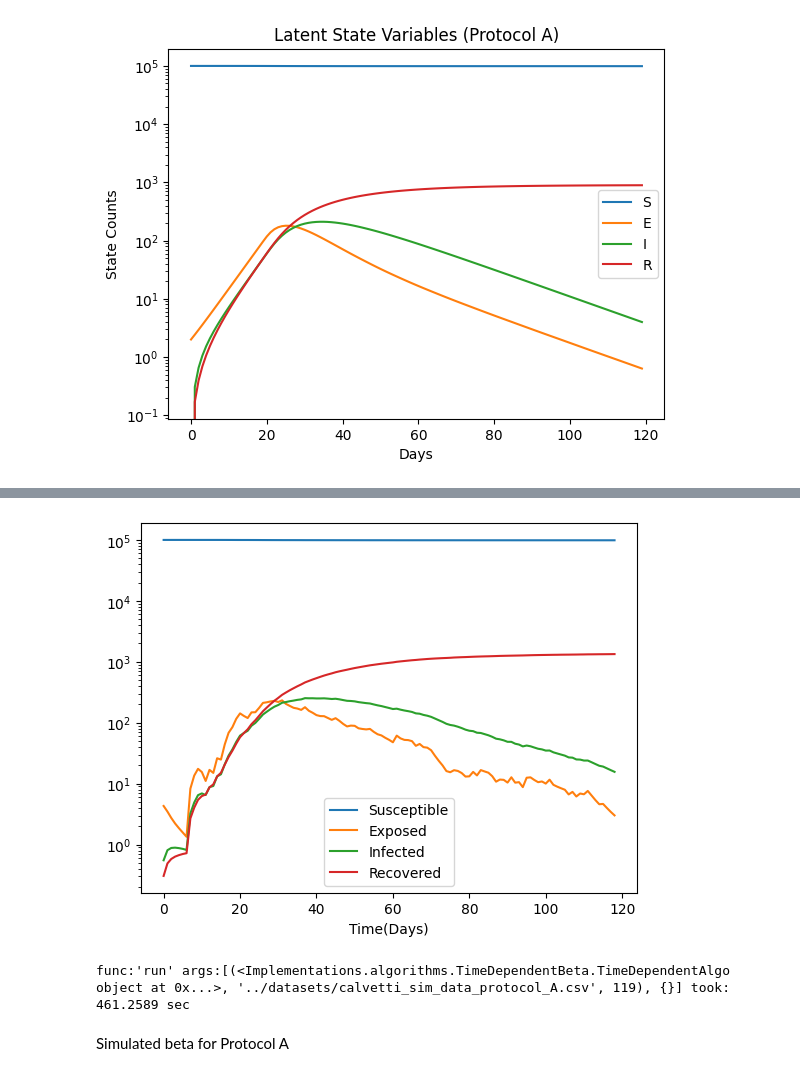
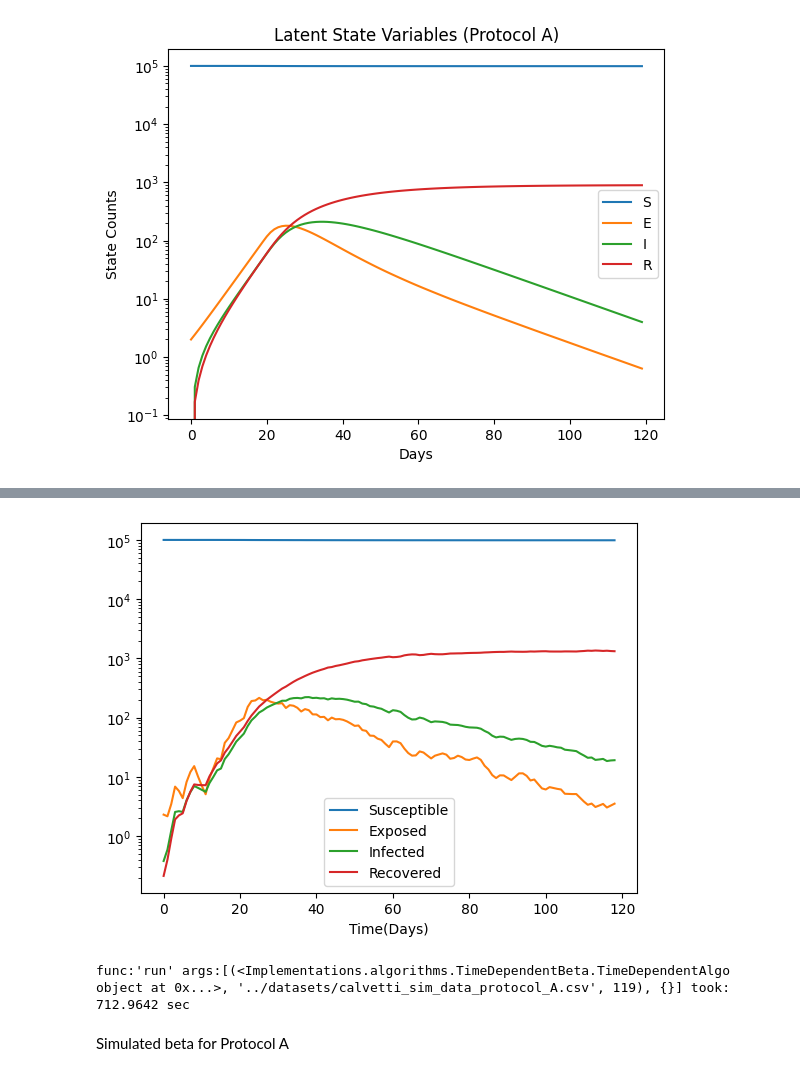
Before and after one commit to atiumcache/PF_forecast, a Jupyter notebook: juptyer notebooks/Calvetti_Model.ipynb, the cells around one changed output, grey strips where cells are left out. Saved outputs shown, nothing was run; the diff lists cells and outputs as text; code cells hidden in the pictures.

```diff
--- a/juptyer notebooks/Calvetti_Model.ipynb
+++ b/juptyer notebooks/Calvetti_Model.ipynb
@@ -120,38 +120,38 @@ from Implementations.solvers.DeterministicSolvers import LSODACalvettiSolver
 from Implementations.perturbers.perturbers import MultivariatePerturbations
 from utilities.Utils import Context,ESTIMATION
 from functools import partial
 
 
 '''Algorithm object encapsulating all the requirements'''
 algo = TimeDependentAlgo(integrator = LSODACalvettiSolver(),
                         perturb = MultivariatePerturbations(hyper_params={"h":0.9,"sigma1":0.01,"sigma2":0.1}),
                         resampler = PoissonResample(),
                         ctx=Context(population=100_000,
                                     state_size = 4,
                                     weights=np.zeros(20000),
                                     seed_loc=1,
-                                    seed_size=0.0001,
+                                    seed_size=0.00005,
                                     forward_estimation=1,
                                     rng=np.random.default_rng(),
                         particle_count=20000))
 
 algo.initialize(params={
 "beta":ESTIMATION.VARIABLE,
-"gamma":1/14,
+"gamma":ESTIMATION.STATIC,
 "mu":0.004,
 "q":0.1,
-"eta":1/7,
+"eta":ESTIMATION.STATIC,
 }
 ,priors={"beta":partial(algo.ctx.rng.uniform,0.1,0.6),
           "gamma":partial(algo.ctx.rng.uniform,1/28,1/7),
           "eta":partial(algo.ctx.rng.uniform,1/15,1/3),
           })
 
 '''Runs the PF over the specified data set for the specified length of time'''
 algo.run(f'../datasets/calvetti_sim_data_protocol_A.csv',119)
 # %% [output]
-[figure, old version]
+[figure, new version]
-func:'run' args:[(<Implementations.algorithms.TimeDependentBeta.TimeDependentAlgo object at 0x...>, '../datasets/calvetti_sim_data_protocol_A.csv', 119), {}] took: 461.2589 sec
+func:'run' args:[(<Implementations.algorithms.TimeDependentBeta.TimeDependentAlgo object at 0x...>, '../datasets/calvetti_sim_data_protocol_A.csv', 119), {}] took: 712.9642 sec
 # %% [markdown]
 Simulated beta for Protocol A
 # %%
```
Also changed, not shown: parts of 2 cells of this notebook, 9 other files.
